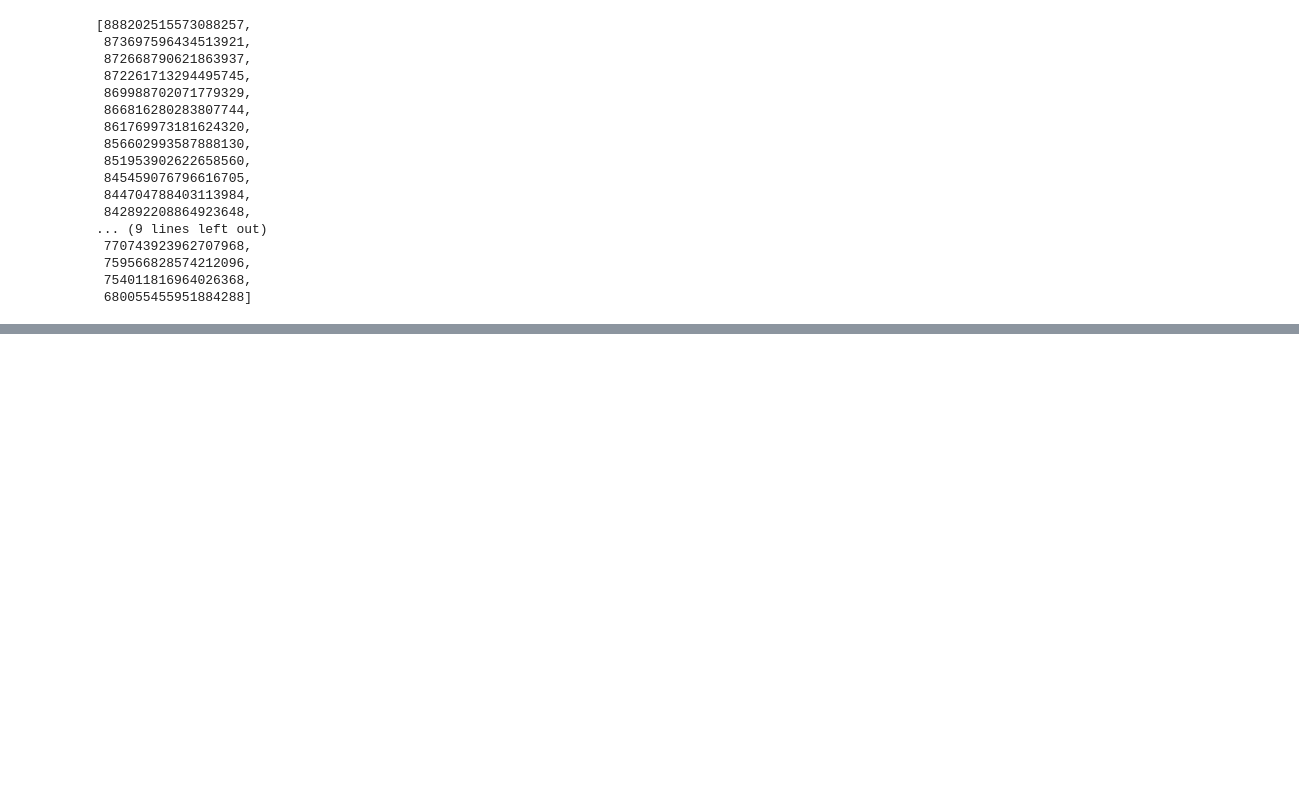
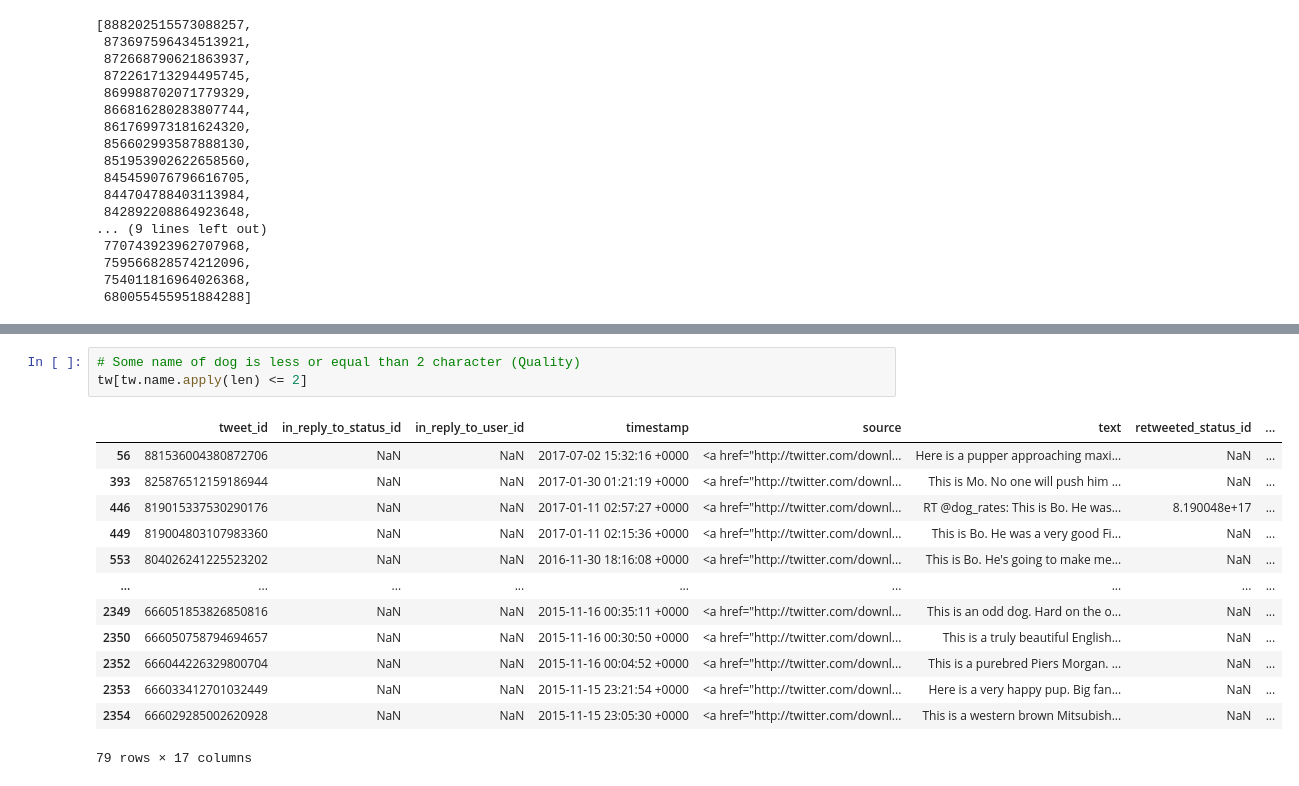
Before and after one commit to Ahmad-Almosallam/Wrangle-and-Analyze-Data-DAND-NANODGREE, a Jupyter notebook: wrangle_act.ipynb, the cells around one changed output, grey strips where cells are left out. Drawn from its saved outputs; the diff is of its cells as text; blank space fills up the shorter version.

```diff
--- a/wrangle_act.ipynb
+++ b/wrangle_act.ipynb
@@ -111,0 +254,17 @@ list(fails_tweet.keys())
+# %%
+# Some name of dog is less or equal than 2 character (Quality)
+tw[tw.name.apply(len) <= 2]
+# %% [output]
+|  | tweet_id | in_reply_to_status_id | in_reply_to_user_id | timestamp | source | text | retweeted_status_id | ... |
+| 56 | 881536004380872706 | NaN | NaN | 2017-07-02 15:32:16 +0000 | <a href="http://twitter.com/downl... | Here is a pupper approaching maxi... | NaN | ... |
+| 393 | 825876512159186944 | NaN | NaN | 2017-01-30 01:21:19 +0000 | <a href="http://twitter.com/downl... | This is Mo. No one will push him ... | NaN | ... |
+| 446 | 819015337530290176 | NaN | NaN | 2017-01-11 02:57:27 +0000 | <a href="http://twitter.com/downl... | RT @dog_rates: This is Bo. He was... | 8.190048e+17 | ... |
+| 449 | 819004803107983360 | NaN | NaN | 2017-01-11 02:15:36 +0000 | <a href="http://twitter.com/downl... | This is Bo. He was a very good Fi... | NaN | ... |
+| 553 | 804026241225523202 | NaN | NaN | 2016-11-30 18:16:08 +0000 | <a href="http://twitter.com/downl... | This is Bo. He's going to make me... | NaN | ... |
+| ... | ... | ... | ... | ... | ... | ... | ... | ... |
+| 2349 | 666051853826850816 | NaN | NaN | 2015-11-16 00:35:11 +0000 | <a href="http://twitter.com/downl... | This is an odd dog. Hard on the o... | NaN | ... |
+| 2350 | 666050758794694657 | NaN | NaN | 2015-11-16 00:30:50 +0000 | <a href="http://twitter.com/downl... | This is a truly beautiful English... | NaN | ... |
+| 2352 | 666044226329800704 | NaN | NaN | 2015-11-16 00:04:52 +0000 | <a href="http://twitter.com/downl... | This is a purebred Piers Morgan. ... | NaN | ... |
+| 2353 | 666033412701032449 | NaN | NaN | 2015-11-15 23:21:54 +0000 | <a href="http://twitter.com/downl... | Here is a very happy pup. Big fan... | NaN | ... |
+| 2354 | 666029285002620928 | NaN | NaN | 2015-11-15 23:05:30 +0000 | <a href="http://twitter.com/downl... | This is a western brown Mitsubish... | NaN | ... |
+79 rows × 17 columns
```
Also changed, not shown: parts of 26 cells of this notebook.
